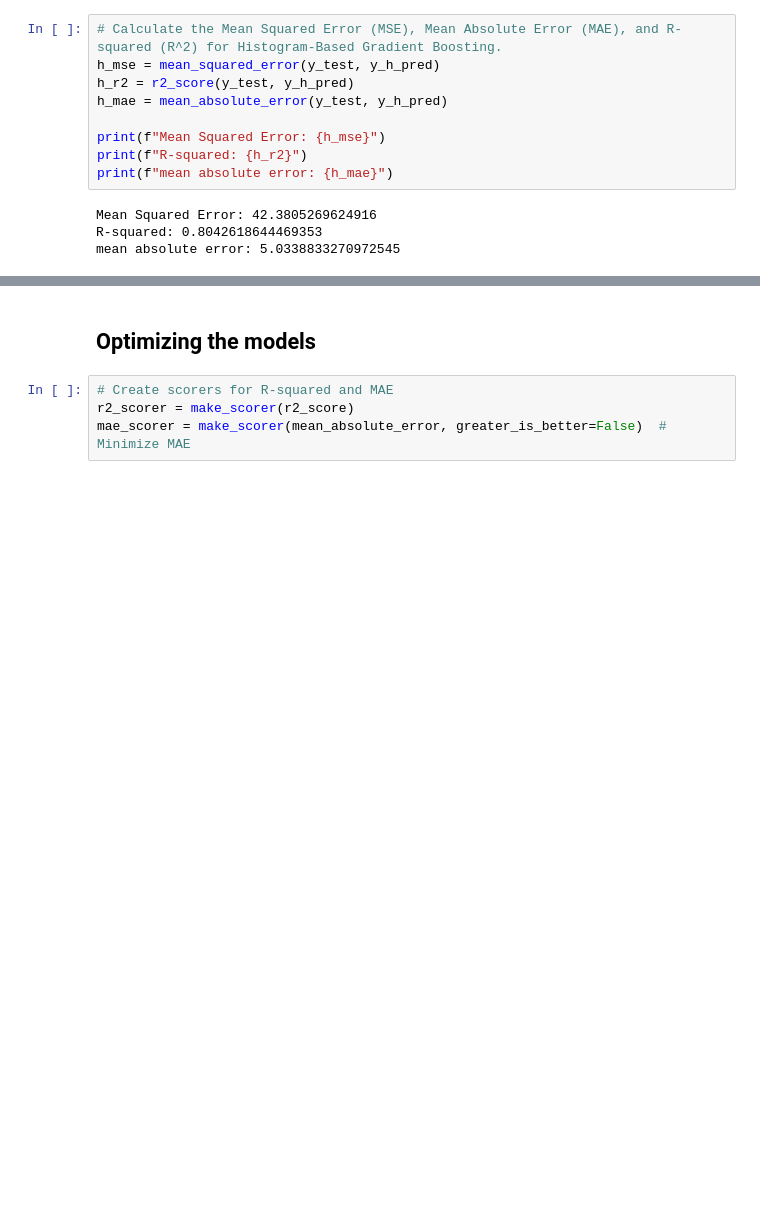
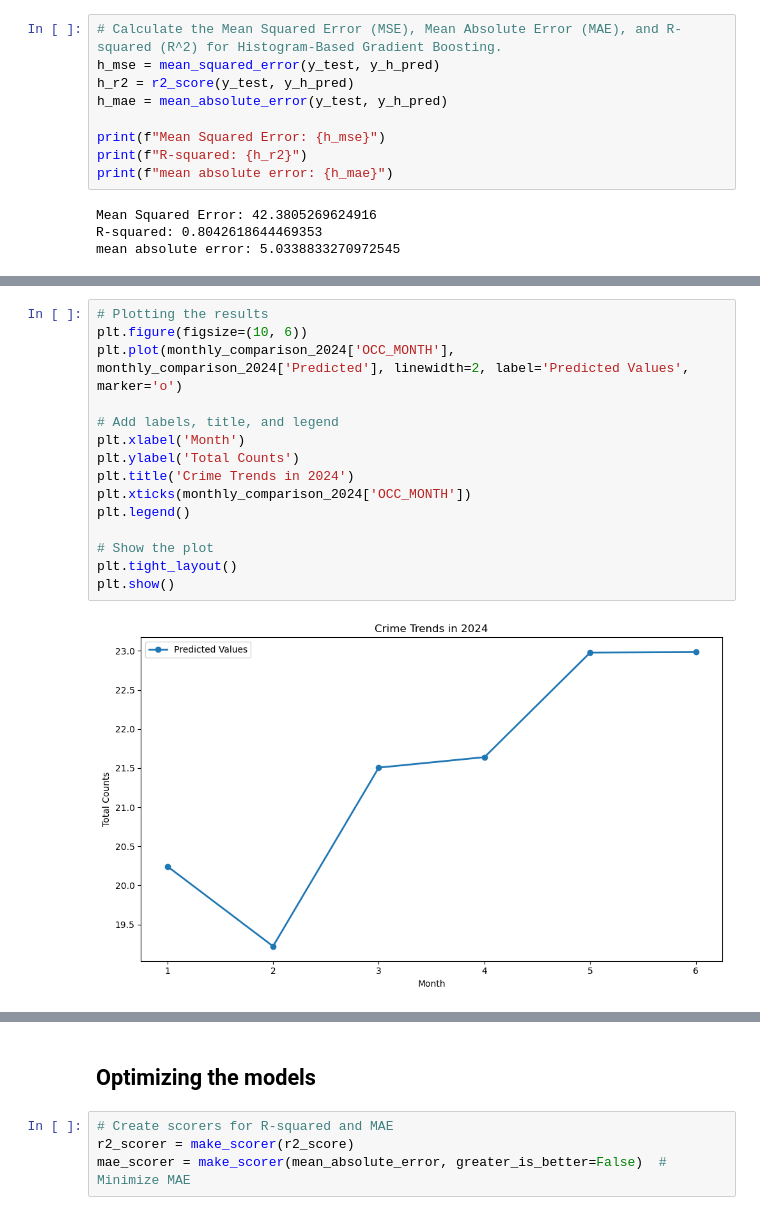
Before and after one commit to bhanotlavanya/Project_4_Crime_Prediction, a Jupyter notebook: crime_data_2.ipynb, the cells around one changed output, grey strips where cells are left out. Saved outputs shown, nothing was run; the diff lists cells and outputs as text; blank space fills up the shorter version.

```diff
--- a/crime_data_2.ipynb
+++ b/crime_data_2.ipynb
@@ -496,0 +582,17 @@ mean absolute error: 5.0338833270972545
+# %%
+# Plotting the results
+plt.figure(figsize=(10, 6))
+plt.plot(monthly_comparison_2024['OCC_MONTH'], monthly_comparison_2024['Predicted'], linewidth=2, label='Predicted Values', marker='o')
+
+# Add labels, title, and legend
+plt.xlabel('Month')
+plt.ylabel('Total Counts')
+plt.title('Crime Trends in 2024')
+plt.xticks(monthly_comparison_2024['OCC_MONTH'])
+plt.legend()
+
+# Show the plot
+plt.tight_layout()
+plt.show()
+# %% [output]
+[figure, added]
```
Also changed, not shown: parts of 18 cells of this notebook.
